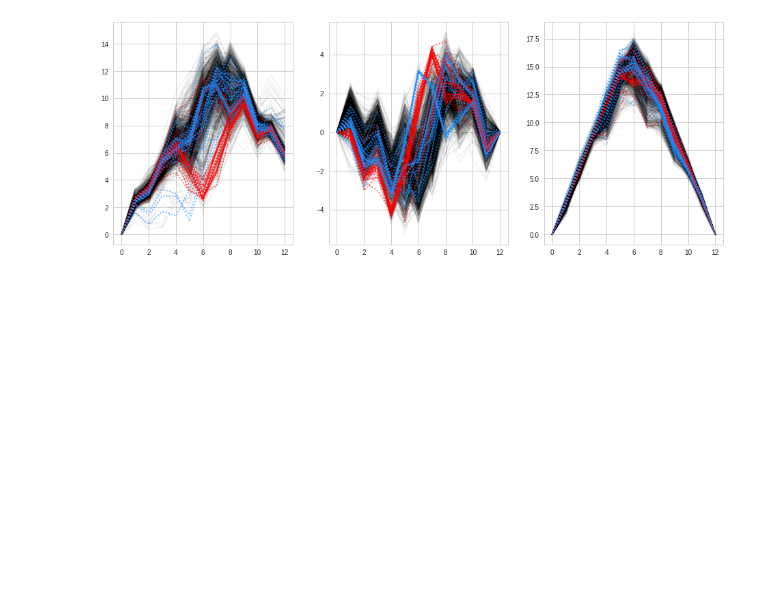
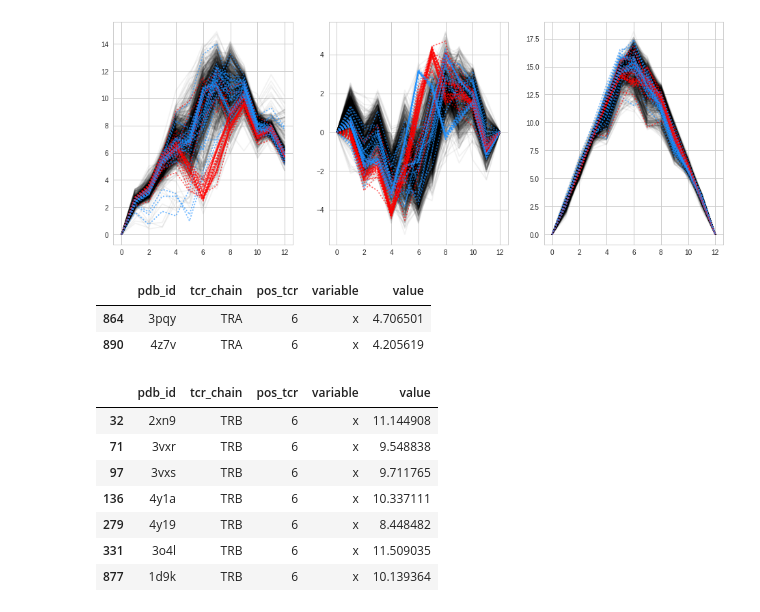
Before and after one commit to antigenomics/tcr-pmhc-study, a Jupyter notebook: loop_model/eda.ipynb, the cells around one changed output. Drawn from its saved outputs; the diff is of its cells as text; code cells hidden in the pictures; blank space fills up the shorter version.

```diff
--- a/loop_model/eda.ipynb
+++ b/loop_model/eda.ipynb
@@ -186,3 +186,20 @@ for i, gr in enumerate(df_tmp.groups.keys()):
     ax[2].plot(range(13), df_tmp.get_group(gr)["value"], linestyle="dotted", c=col, alpha=.6)
 # %% [output]
 [figure]
+# %%
+df_cdr_x.loc[(df_cdr_x["pos_tcr"] == 6) & (df_cdr_x["value"] < 6) & (df_cdr_x["tcr_chain"] == "TRA"), :]
+# %% [output]
+|  | pdb_id | tcr_chain | pos_tcr | variable | value |
+| 864 | 3pqy | TRA | 6 | x | 4.706501 |
+| 890 | 4z7v | TRA | 6 | x | 4.205619 |
+# %%
+df_cdr_x.loc[(df_cdr_x["pos_tcr"] == 6) & (df_cdr_x["value"] > 6) & (df_cdr_x["tcr_chain"] == "TRB"), :]
+# %% [output]
+|  | pdb_id | tcr_chain | pos_tcr | variable | value |
+| 32 | 2xn9 | TRB | 6 | x | 11.144908 |
+| 71 | 3vxr | TRB | 6 | x | 9.548838 |
+| 97 | 3vxs | TRB | 6 | x | 9.711765 |
+| 136 | 4y1a | TRB | 6 | x | 10.337111 |
+| 279 | 4y19 | TRB | 6 | x | 8.448482 |
+| 331 | 3o4l | TRB | 6 | x | 11.509035 |
+| 877 | 1d9k | TRB | 6 | x | 10.139364 |
```
